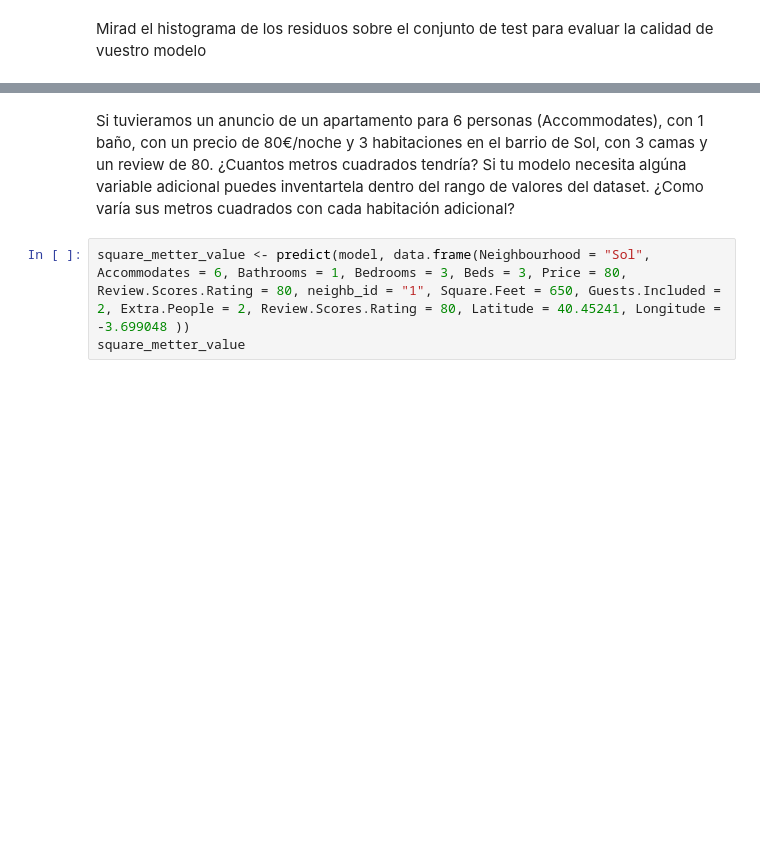
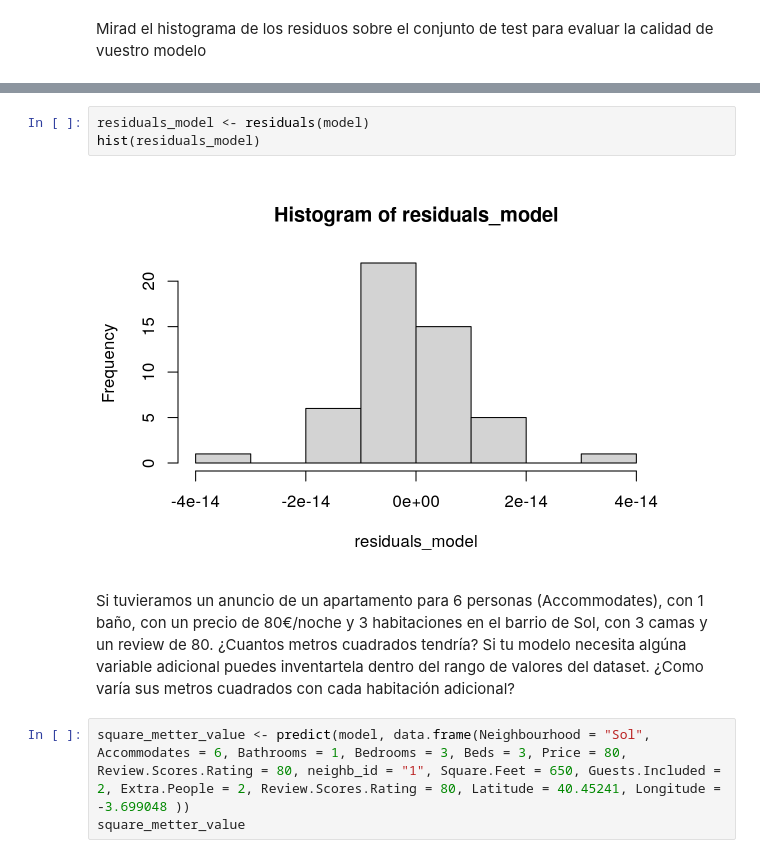
Before and after one commit to rogebautista/data-mining-rogelio, a Jupyter notebook: Practica-Rogelio.ipynb, the cells around one changed output, grey strips where cells are left out. Cells and saved outputs as stored; diff of their text form; blank space fills up the shorter version.

```diff
--- a/Practica-Rogelio.ipynb
+++ b/Practica-Rogelio.ipynb
@@ -377,3 +366,8 @@ F-statistic: 1.079e+31 on 33 and 18 DF,  p-value: < 2.2e-16
+# %%
+residuals_model <- residuals(model)
+hist(residuals_model)
+# %% [output]
+[figure, added]
 # %% [markdown]
 Si tuvieramos un anuncio de un apartamento para 6 personas (Accommodates), con 1 baño, con un precio de 80€/noche y 3 habitaciones en el barrio de Sol, con 3 camas y un review de 80.
 ¿Cuantos metros cuadrados tendría? Si tu modelo necesita algúna variable adicional puedes inventartela dentro del rango de valores del dataset.
```
Also changed, not shown: parts of 9 cells of this notebook, 11 other files.
